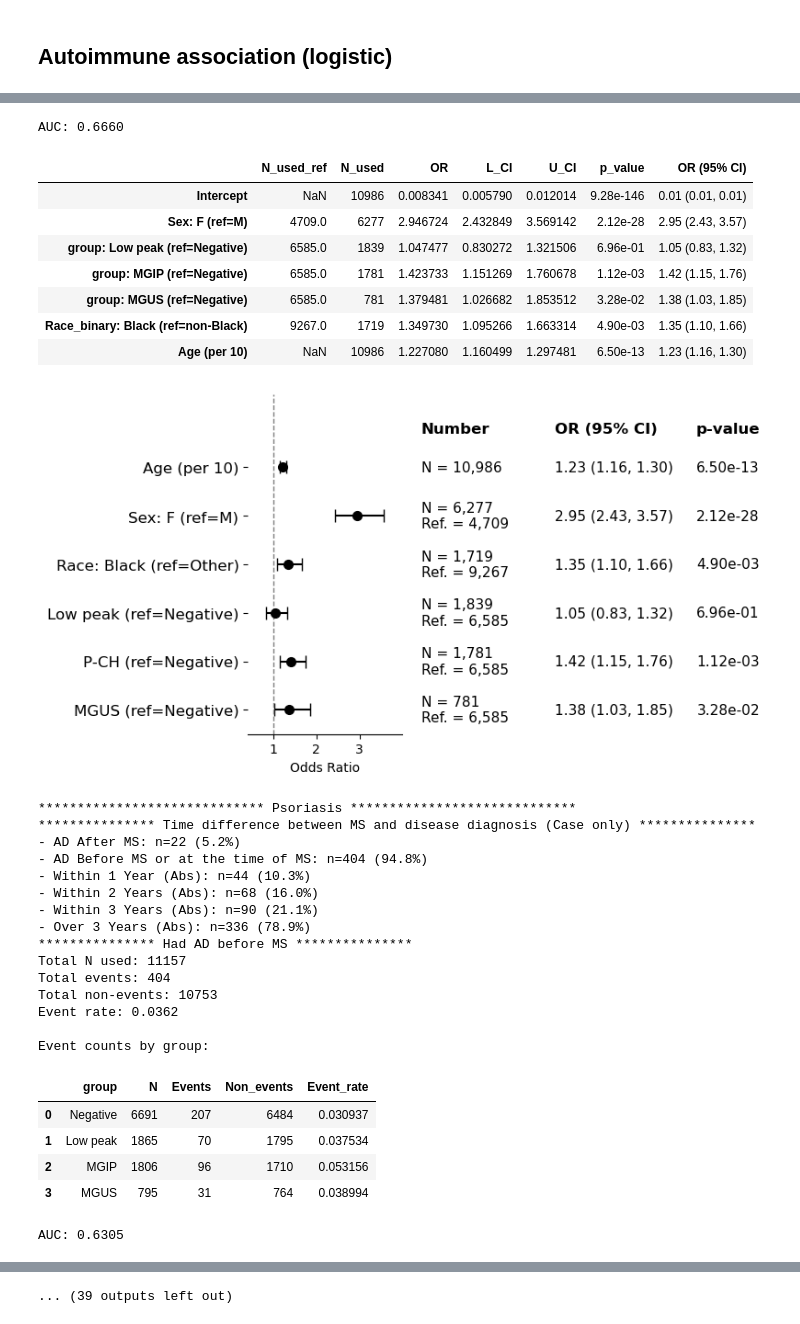
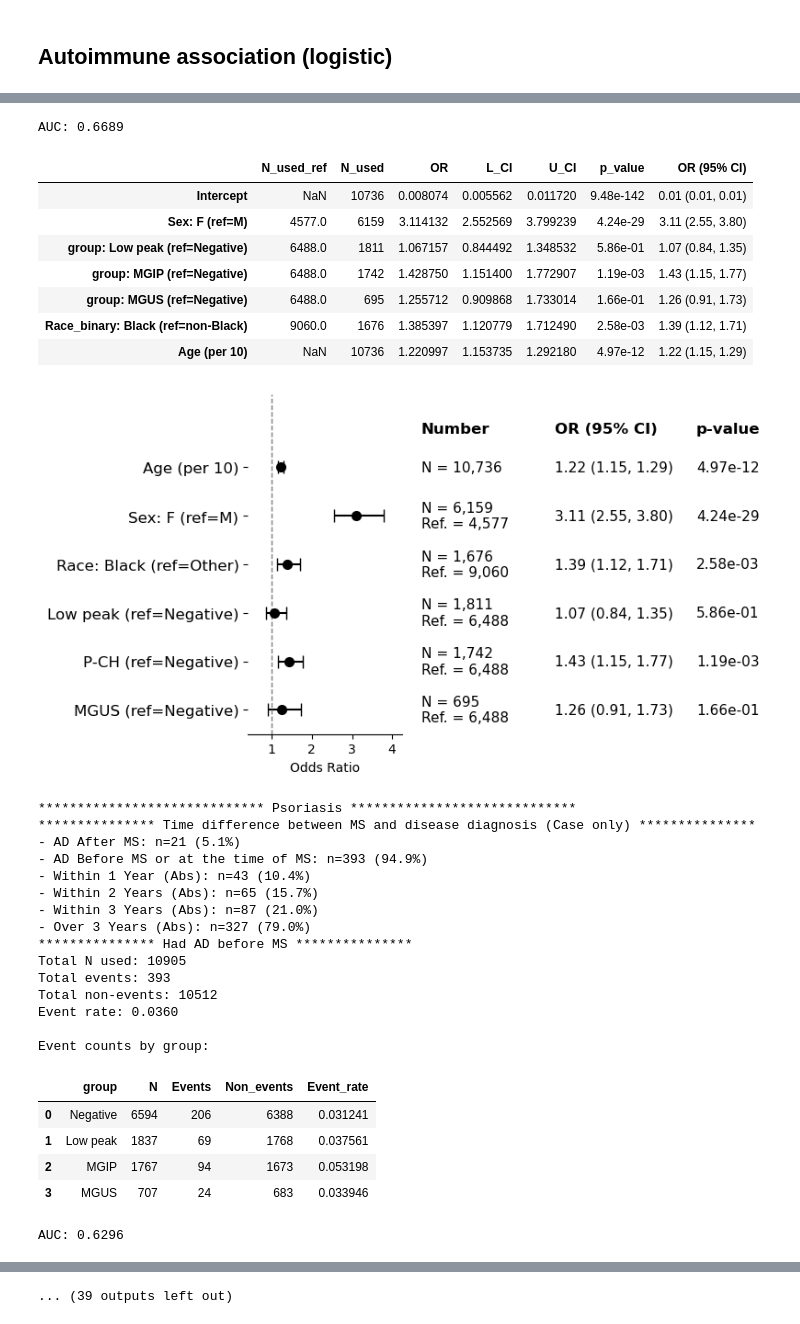
Before and after one commit to ghobriallab/mgip-clonal-bcell-evolution, a Jupyter notebook: 03.Clinical_analysis_MGB/notebook.ipynb, the cells around one changed output, grey strips where cells are left out. Cells and saved outputs as stored; diff of their text form; code cells hidden in the pictures.

```diff
--- a/03.Clinical_analysis_MGB/notebook.ipynb
+++ b/03.Clinical_analysis_MGB/notebook.ipynb
@@ -1877,6 +1877,14 @@ input_logit_df_cleaned = input_logit_df.dropna(subset=cols_to_check)
 input_logit_df_cleaned['Race_binary'] = np.where(input_logit_df_cleaned['Race_v2'] != 'Black', 'non-Black', 'Black')
 
 input_logit_df_cleaned = input_logit_df_cleaned[input_logit_df_cleaned['Sex'].isin(['M', 'F'])]
+
+### thse with duration/event info (same as above)
+input_logit_df_cleaned = input_logit_df_cleaned[
+    input_logit_df_cleaned['duration_MGUS_years'].notna()
+    & input_logit_df_cleaned['event_MGUS'].notna()
+    & (input_logit_df_cleaned['duration_MGUS_years'] >= 0)
+    & ~(input_logit_df_cleaned['Prog_days_MGUS'] < 0)
+]
 
 #### autoimmune list
 autoimmune_groups = {
@@ -2180,32 +2188,32 @@ Event counts by group:
-AUC: 0.6660
+AUC: 0.6689
 |  | N_used_ref | N_used | OR | L_CI | U_CI | p_value | OR (95% CI) |
-| Intercept | NaN | 10986 | 0.008341 | 0.005790 | 0.012014 | 9.28e-146 | 0.01 (0.01, 0.01) |
-| Sex: F (ref=M) | 4709.0 | 6277 | 2.946724 | 2.432849 | 3.569142 | 2.12e-28 | 2.95 (2.43, 3.57) |
-| group: Low peak (ref=Negative) | 6585.0 | 1839 | 1.047477 | 0.830272 | 1.321506 | 6.96e-01 | 1.05 (0.83, 1.32) |
-| group: MGIP (ref=Negative) | 6585.0 | 1781 | 1.423733 | 1.151269 | 1.760678 | 1.12e-03 | 1.42 (1.15, 1.76) |
-| group: MGUS (ref=Negative) | 6585.0 | 781 | 1.379481 | 1.026682 | 1.853512 | 3.28e-02 | 1.38 (1.03, 1.85) |
-| Race_binary: Black (ref=non-Black) | 9267.0 | 1719 | 1.349730 | 1.095266 | 1.663314 | 4.90e-03 | 1.35 (1.10, 1.66) |
-| Age (per 10) | NaN | 10986 | 1.227080 | 1.160499 | 1.297481 | 6.50e-13 | 1.23 (1.16, 1.30) |
+| Intercept | NaN | 10736 | 0.008074 | 0.005562 | 0.011720 | 9.48e-142 | 0.01 (0.01, 0.01) |
+| Sex: F (ref=M) | 4577.0 | 6159 | 3.114132 | 2.552569 | 3.799239 | 4.24e-29 | 3.11 (2.55, 3.80) |
+| group: Low peak (ref=Negative) | 6488.0 | 1811 | 1.067157 | 0.844492 | 1.348532 | 5.86e-01 | 1.07 (0.84, 1.35) |
+| group: MGIP (ref=Negative) | 6488.0 | 1742 | 1.428750 | 1.151400 | 1.772907 | 1.19e-03 | 1.43 (1.15, 1.77) |
+| group: MGUS (ref=Negative) | 6488.0 | 695 | 1.255712 | 0.909868 | 1.733014 | 1.66e-01 | 1.26 (0.91, 1.73) |
+| Race_binary: Black (ref=non-Black) | 9060.0 | 1676 | 1.385397 | 1.120779 | 1.712490 | 2.58e-03 | 1.39 (1.12, 1.71) |
+| Age (per 10) | NaN | 10736 | 1.220997 | 1.153735 | 1.292180 | 4.97e-12 | 1.22 (1.15, 1.29) |
-[figure, old version]
+[figure, new version]
 ***************************** Psoriasis *****************************
 *************** Time difference between MS and disease diagnosis (Case only) ***************
-- AD After MS: n=22 (5.2%)
-- AD Before MS or at the time of MS: n=404 (94.8%)
-- Within 1 Year (Abs): n=44 (10.3%)
-- Within 2 Years (Abs): n=68 (16.0%)
-- Within 3 Years (Abs): n=90 (21.1%)
-- Over 3 Years (Abs): n=336 (78.9%)
+- AD After MS: n=21 (5.1%)
+- AD Before MS or at the time of MS: n=393 (94.9%)
+- Within 1 Year (Abs): n=43 (10.4%)
+- Within 2 Years (Abs): n=65 (15.7%)
+- Within 3 Years (Abs): n=87 (21.0%)
+- Over 3 Years (Abs): n=327 (79.0%)
 *************** Had AD before MS ***************
-Total N used: 11157
-Total events: 404
-Total non-events: 10753
-Event rate: 0.0362
+Total N used: 10905
+Total events: 393
+Total non-events: 10512
+Event rate: 0.0360
 
 Event counts by group:
 |  | group | N | Events | Non_events | Event_rate |
-| 0 | Negative | 6691 | 207 | 6484 | 0.030937 |
-| 1 | Low peak | 1865 | 70 | 1795 | 0.037534 |
-| 2 | MGIP | 1806 | 96 | 1710 | 0.053156 |
-| 3 | MGUS | 795 | 31 | 764 | 0.038994 |
+| 0 | Negative | 6594 | 206 | 6388 | 0.031241 |
+| 1 | Low peak | 1837 | 69 | 1768 | 0.037561 |
+| 2 | MGIP | 1767 | 94 | 1673 | 0.053198 |
+| 3 | MGUS | 707 | 24 | 683 | 0.033946 |
-AUC: 0.6305
+AUC: 0.6296
 |  | N_used_ref | N_used | OR | L_CI | U_CI | p_value | OR (95% CI) |
```
Also changed, not shown: parts of 1 cell of this notebook, 10 other files.
